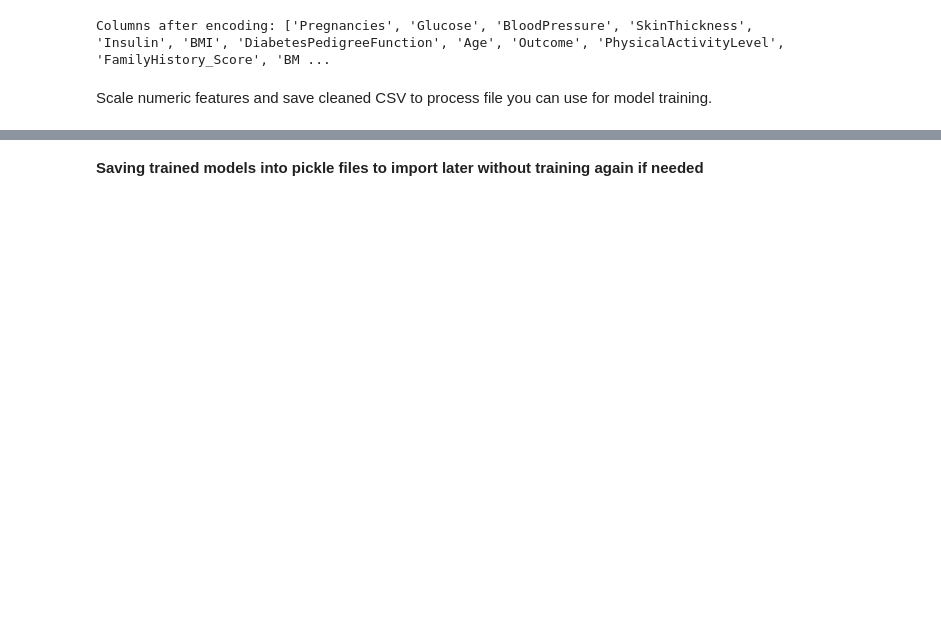
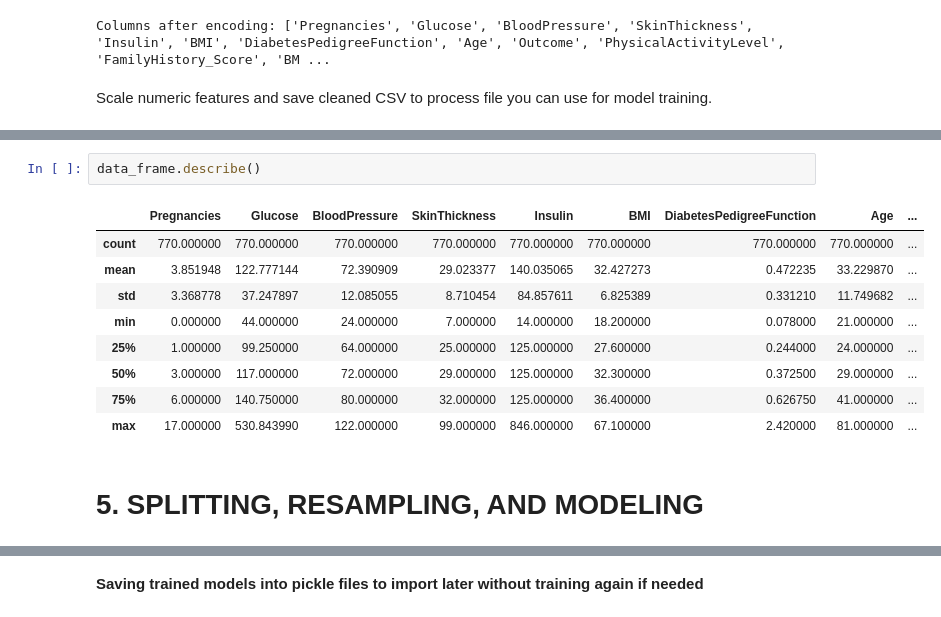
Before and after one commit to NikhilRana2076/Diabetes_prediction, a Jupyter notebook: Diabetis_(2).ipynb, the cells around one changed output, grey strips where cells are left out. Drawn from its saved outputs; the diff is of its cells as text; blank space fills up the shorter version.

```diff
--- a/Diabetis_(2).ipynb
+++ b/Diabetis_(2).ipynb
@@ -829,0 +462,14 @@ weighted avg       0.95      0.95      0.95       174
+# %%
+data_frame.describe()
+# %% [output]
+|  | Pregnancies | Glucose | BloodPressure | SkinThickness | Insulin | BMI | DiabetesPedigreeFunction | Age | ... |
+| count | 770.000000 | 770.000000 | 770.000000 | 770.000000 | 770.000000 | 770.000000 | 770.000000 | 770.000000 | ... |
+| mean | 3.851948 | 122.777144 | 72.390909 | 29.023377 | 140.035065 | 32.427273 | 0.472235 | 33.229870 | ... |
+| std | 3.368778 | 37.247897 | 12.085055 | 8.710454 | 84.857611 | 6.825389 | 0.331210 | 11.749682 | ... |
+| min | 0.000000 | 44.000000 | 24.000000 | 7.000000 | 14.000000 | 18.200000 | 0.078000 | 21.000000 | ... |
+| 25% | 1.000000 | 99.250000 | 64.000000 | 25.000000 | 125.000000 | 27.600000 | 0.244000 | 24.000000 | ... |
+| 50% | 3.000000 | 117.000000 | 72.000000 | 29.000000 | 125.000000 | 32.300000 | 0.372500 | 29.000000 | ... |
+| 75% | 6.000000 | 140.750000 | 80.000000 | 32.000000 | 125.000000 | 36.400000 | 0.626750 | 41.000000 | ... |
+| max | 17.000000 | 530.843990 | 122.000000 | 99.000000 | 846.000000 | 67.100000 | 2.420000 | 81.000000 | ... |
+# %% [markdown]
+# 5. SPLITTING, RESAMPLING, AND MODELING
```
Also changed, not shown: parts of 86 cells of this notebook, 4 other files.
